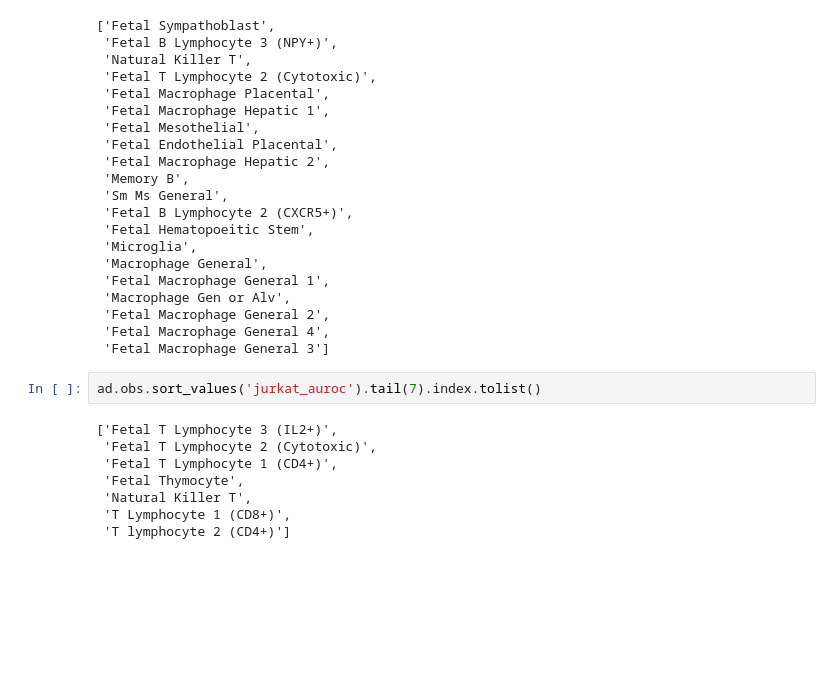
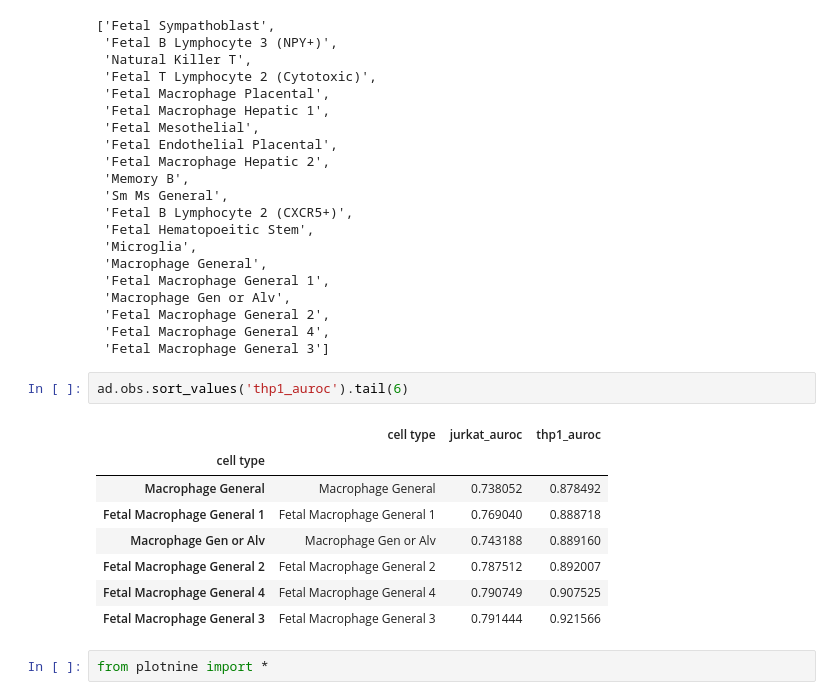
Before and after one commit to Genentech/gReLU-applications, a Jupyter notebook: PPIF_design/cell_type_atac_match.ipynb, the cells around one changed output. Saved outputs shown, nothing was run; the diff lists cells and outputs as text; blank space fills up the shorter version.

```diff
--- a/PPIF_design/cell_type_atac_match.ipynb
+++ b/PPIF_design/cell_type_atac_match.ipynb
@@ -176,12 +176,15 @@ ad.obs.sort_values('thp1_auroc').tail(20).index.tolist()
  'Fetal Macrophage General 4',
  'Fetal Macrophage General 3']
 # %%
-ad.obs.sort_values('jurkat_auroc').tail(7).index.tolist()
+ad.obs.sort_values('thp1_auroc').tail(6)
 # %% [output]
-['Fetal T Lymphocyte 3 (IL2+)',
- 'Fetal T Lymphocyte 2 (Cytotoxic)',
- 'Fetal T Lymphocyte 1 (CD4+)',
- 'Fetal Thymocyte',
- 'Natural Killer T',
- 'T Lymphocyte 1 (CD8+)',
- 'T lymphocyte 2 (CD4+)']
+|  | cell type | jurkat_auroc | thp1_auroc |
+| cell type |  |  |  |
+| Macrophage General | Macrophage General | 0.738052 | 0.878492 |
+| Fetal Macrophage General 1 | Fetal Macrophage General 1 | 0.769040 | 0.888718 |
+| Macrophage Gen or Alv | Macrophage Gen or Alv | 0.743188 | 0.889160 |
+| Fetal Macrophage General 2 | Fetal Macrophage General 2 | 0.787512 | 0.892007 |
+| Fetal Macrophage General 4 | Fetal Macrophage General 4 | 0.790749 | 0.907525 |
+| Fetal Macrophage General 3 | Fetal Macrophage General 3 | 0.791444 | 0.921566 |
+# %%
+from plotnine import *
```
Also changed, not shown: parts of 2 cells of this notebook.
